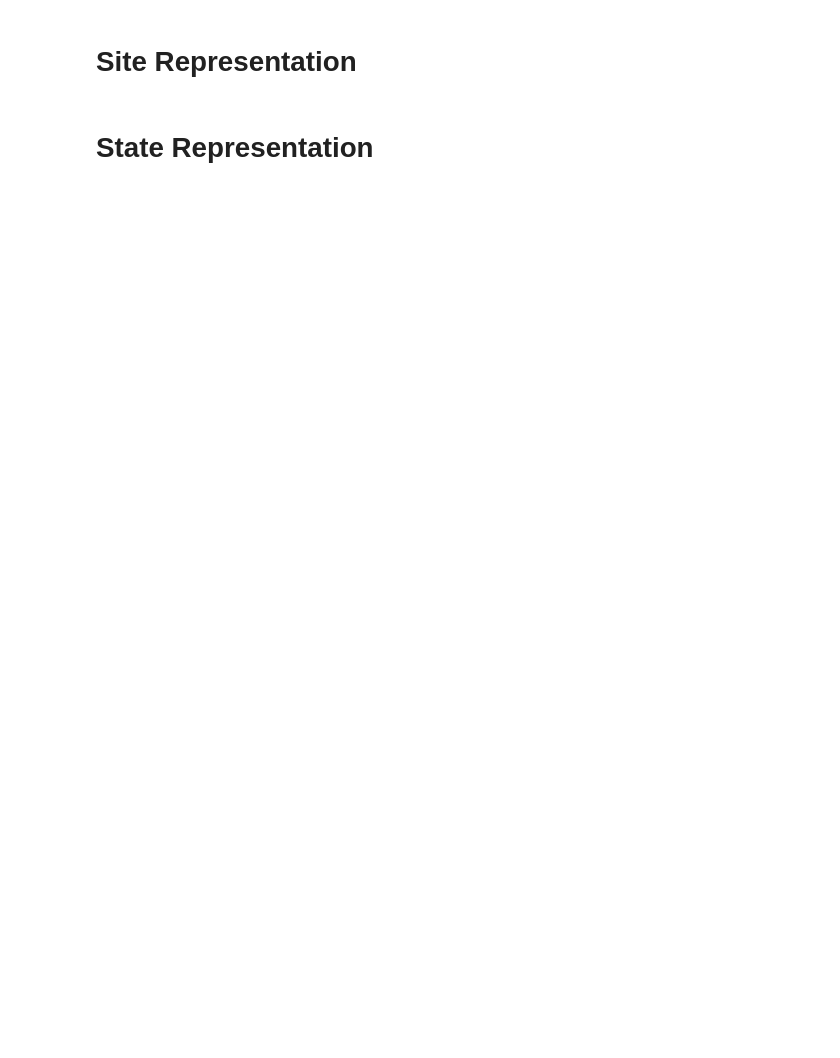
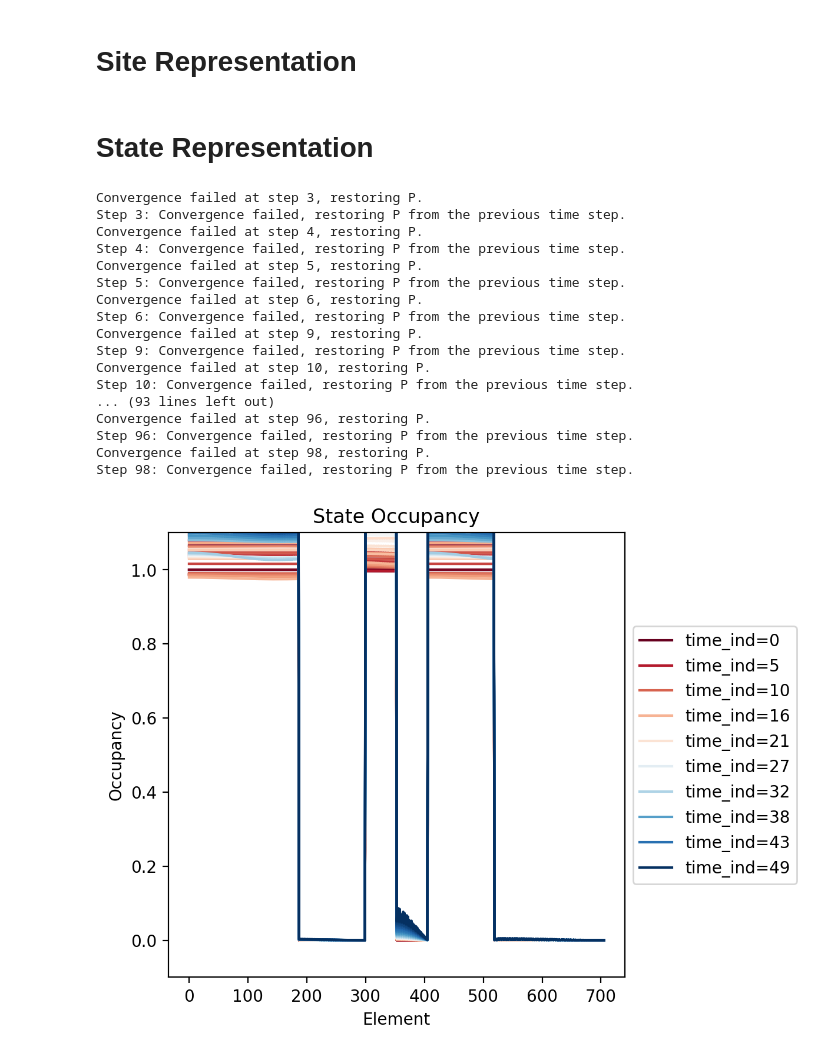
Before and after one commit to darousso/TDQT_Framework, a Jupyter notebook: Examples/Test Oded Propagation Stability.ipynb, the cells around one changed output. Saved outputs shown, nothing was run; the diff lists cells and outputs as text; code cells hidden in the pictures; blank space fills up the shorter version.

```diff
--- a/Examples/Test Oded Propagation Stability.ipynb
+++ b/Examples/Test Oded Propagation Stability.ipynb
@@ -130,15 +131,34 @@ plots_dict=solver.Visualize_Results(figsize=(5,5),dpi=200)
 # %%
-Gamma     = 0.100 *invfs
+Gamma     = 0.010 *invfs
 Delta_t   = 1 *fs
 max_iters = 100
 list_of_outputs=["Pss diagonal","J Leads Only From State","P@S diagonal From State"]
-solver_type="Backwards Difference"
+solver_type="Implicit Euler"
 
 solver = Solver(device,
     Gamma=Gamma,
     Delta_t=Delta_t,
     max_iters=max_iters,
     list_of_outputs=list_of_outputs,
 )
 outputs_dict=solver.Propagate_In_State(solver_type=solver_type)
 plots_dict=solver.Visualize_Results(figsize=(5,5),dpi=200)
+# %% [output]
+Convergence failed at step 3, restoring P.
+Step 3: Convergence failed, restoring P from the previous time step.
+Convergence failed at step 4, restoring P.
+Step 4: Convergence failed, restoring P from the previous time step.
+Convergence failed at step 5, restoring P.
+Step 5: Convergence failed, restoring P from the previous time step.
+Convergence failed at step 6, restoring P.
+Step 6: Convergence failed, restoring P from the previous time step.
+Convergence failed at step 9, restoring P.
+Step 9: Convergence failed, restoring P from the previous time step.
+Convergence failed at step 10, restoring P.
+Step 10: Convergence failed, restoring P from the previous time step.
+... (93 lines left out)
+Convergence failed at step 96, restoring P.
+Step 96: Convergence failed, restoring P from the previous time step.
+Convergence failed at step 98, restoring P.
+Step 98: Convergence failed, restoring P from the previous time step.
+[figure, added]
```
Also changed, not shown: parts of 6 cells of this notebook, 3 other files.
